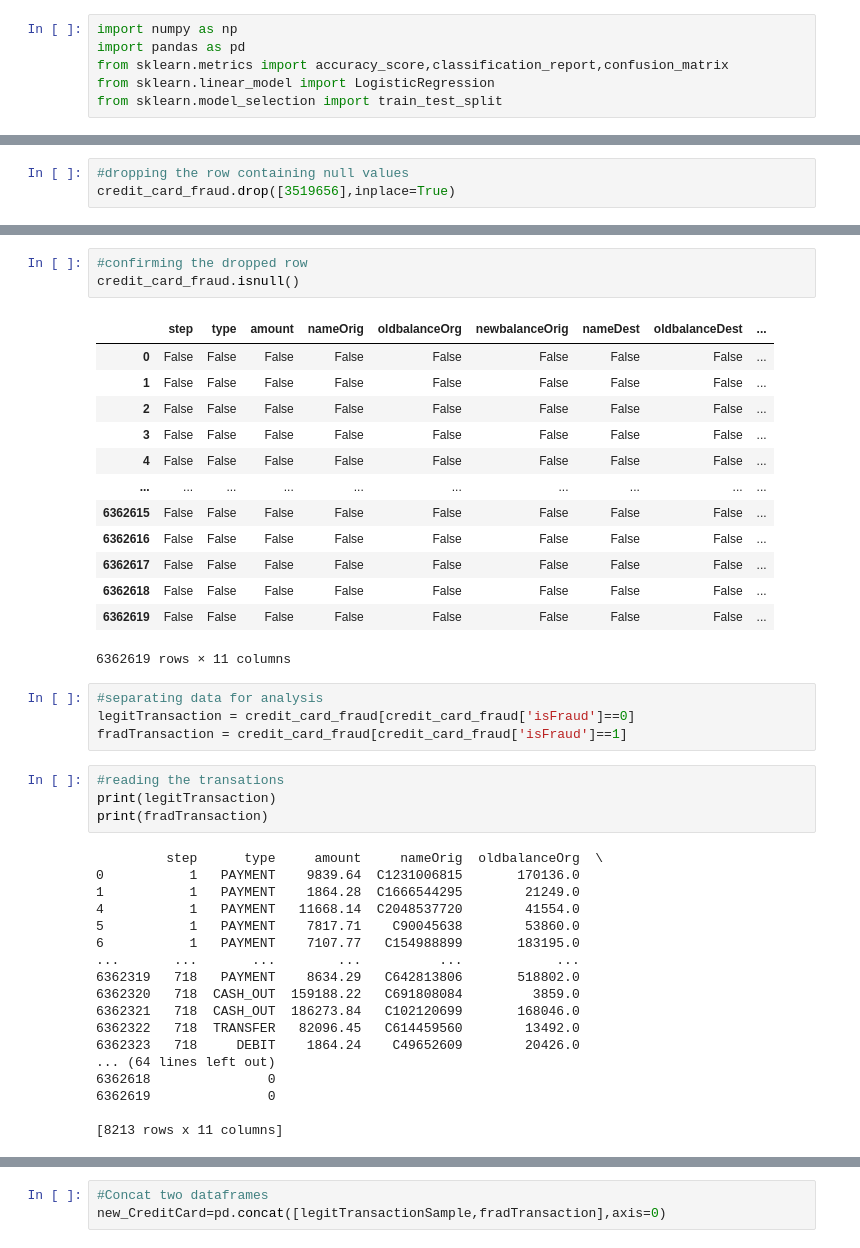
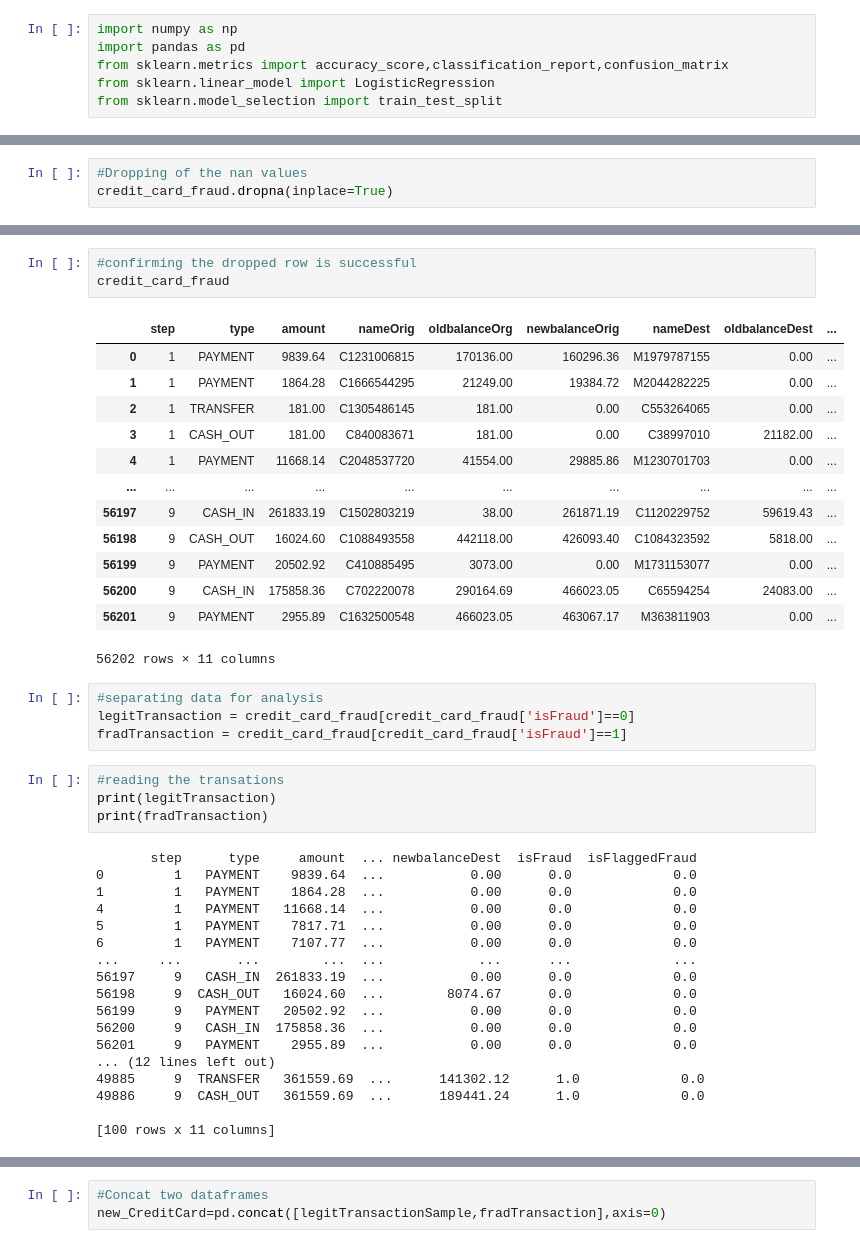
Before and after one commit to TolleDennis/CreditCardFraud, a Jupyter notebook: creditCardFraud.ipynb, the cells around one changed output, grey strips where cells are left out. Saved outputs shown, nothing was run; the diff lists cells and outputs as text.

```diff
--- a/creditCardFraud.ipynb
+++ b/creditCardFraud.ipynb
@@ -99,3 +94,3 @@ Name: isFraud, dtype: int64
 # %%
-#dropping the row containing null values
-credit_card_fraud.drop([3519656],inplace=True)
+#Dropping of the nan values
+credit_card_fraud.dropna(inplace=True)
@@ -102,20 +114,20 @@ credit_card_fraud.drop([3519656],inplace=True)
 # %%
-#confirming the dropped row
-credit_card_fraud.isnull()
+#confirming the dropped row is successful
+credit_card_fraud
 # %% [output]
 |  | step | type | amount | nameOrig | oldbalanceOrg | newbalanceOrig | nameDest | oldbalanceDest | ... |
-| 0 | False | False | False | False | False | False | False | False | ... |
-| 1 | False | False | False | False | False | False | False | False | ... |
-| 2 | False | False | False | False | False | False | False | False | ... |
-| 3 | False | False | False | False | False | False | False | False | ... |
-| 4 | False | False | False | False | False | False | False | False | ... |
+| 0 | 1 | PAYMENT | 9839.64 | C1231006815 | 170136.00 | 160296.36 | M1979787155 | 0.00 | ... |
+| 1 | 1 | PAYMENT | 1864.28 | C1666544295 | 21249.00 | 19384.72 | M2044282225 | 0.00 | ... |
+| 2 | 1 | TRANSFER | 181.00 | C1305486145 | 181.00 | 0.00 | C553264065 | 0.00 | ... |
+| 3 | 1 | CASH_OUT | 181.00 | C840083671 | 181.00 | 0.00 | C38997010 | 21182.00 | ... |
+| 4 | 1 | PAYMENT | 11668.14 | C2048537720 | 41554.00 | 29885.86 | M1230701703 | 0.00 | ... |
 | ... | ... | ... | ... | ... | ... | ... | ... | ... | ... |
-| 6362615 | False | False | False | False | False | False | False | False | ... |
-| 6362616 | False | False | False | False | False | False | False | False | ... |
-| 6362617 | False | False | False | False | False | False | False | False | ... |
-| 6362618 | False | False | False | False | False | False | False | False | ... |
-| 6362619 | False | False | False | False | False | False | False | False | ... |
+| 56197 | 9 | CASH_IN | 261833.19 | C1502803219 | 38.00 | 261871.19 | C1120229752 | 59619.43 | ... |
+| 56198 | 9 | CASH_OUT | 16024.60 | C1088493558 | 442118.00 | 426093.40 | C1084323592 | 5818.00 | ... |
+| 56199 | 9 | PAYMENT | 20502.92 | C410885495 | 3073.00 | 0.00 | M1731153077 | 0.00 | ... |
+| 56200 | 9 | CASH_IN | 175858.36 | C702220078 | 290164.69 | 466023.05 | C65594254 | 24083.00 | ... |
+| 56201 | 9 | PAYMENT | 2955.89 | C1632500548 | 466023.05 | 463067.17 | M363811903 | 0.00 | ... |
-6362619 rows × 11 columns
+56202 rows × 11 columns
 # %%
 #separating data for analysis
 legitTransaction = credit_card_fraud[credit_card_fraud['isFraud']==0]
@@ -125,23 +137,23 @@ fradTransaction = credit_card_fraud[credit_card_fraud['isFraud']==1]
 print(legitTransaction)
 print(fradTransaction)
 # %% [output]
-         step      type     amount     nameOrig  oldbalanceOrg  \
-0           1   PAYMENT    9839.64  C1231006815       170136.0
-1           1   PAYMENT    1864.28  C1666544295        21249.0
-4           1   PAYMENT   11668.14  C2048537720        41554.0
-5           1   PAYMENT    7817.71    C90045638        53860.0
-6           1   PAYMENT    7107.77   C154988899       183195.0
-...       ...       ...        ...          ...            ...
-6362319   718   PAYMENT    8634.29   C642813806       518802.0
-6362320   718  CASH_OUT  159188.22   C691808084         3859.0
-6362321   718  CASH_OUT  186273.84   C102120699       168046.0
-6362322   718  TRANSFER   82096.45   C614459560        13492.0
-6362323   718     DEBIT    1864.24    C49652609        20426.0
-... (64 lines left out)
-6362618               0
-6362619               0
+       step      type     amount  ... newbalanceDest  isFraud  isFlaggedFraud
+0         1   PAYMENT    9839.64  ...           0.00      0.0             0.0
+1         1   PAYMENT    1864.28  ...           0.00      0.0             0.0
+4         1   PAYMENT   11668.14  ...           0.00      0.0             0.0
+5         1   PAYMENT    7817.71  ...           0.00      0.0             0.0
+6         1   PAYMENT    7107.77  ...           0.00      0.0             0.0
+...     ...       ...        ...  ...            ...      ...             ...
+56197     9   CASH_IN  261833.19  ...           0.00      0.0             0.0
+56198     9  CASH_OUT   16024.60  ...        8074.67      0.0             0.0
+56199     9   PAYMENT   20502.92  ...           0.00      0.0             0.0
+56200     9   CASH_IN  175858.36  ...           0.00      0.0             0.0
+56201     9   PAYMENT    2955.89  ...           0.00      0.0             0.0
+... (12 lines left out)
+49885     9  TRANSFER   361559.69  ...      141302.12      1.0             0.0
+49886     9  CASH_OUT   361559.69  ...      189441.24      1.0             0.0
 
-[8213 rows x 11 columns]
+[100 rows x 11 columns]
 # %%
 #statistical measures of data
 legitTransaction['amount'].describe()
```
Also changed, not shown: parts of 37 cells of this notebook.
